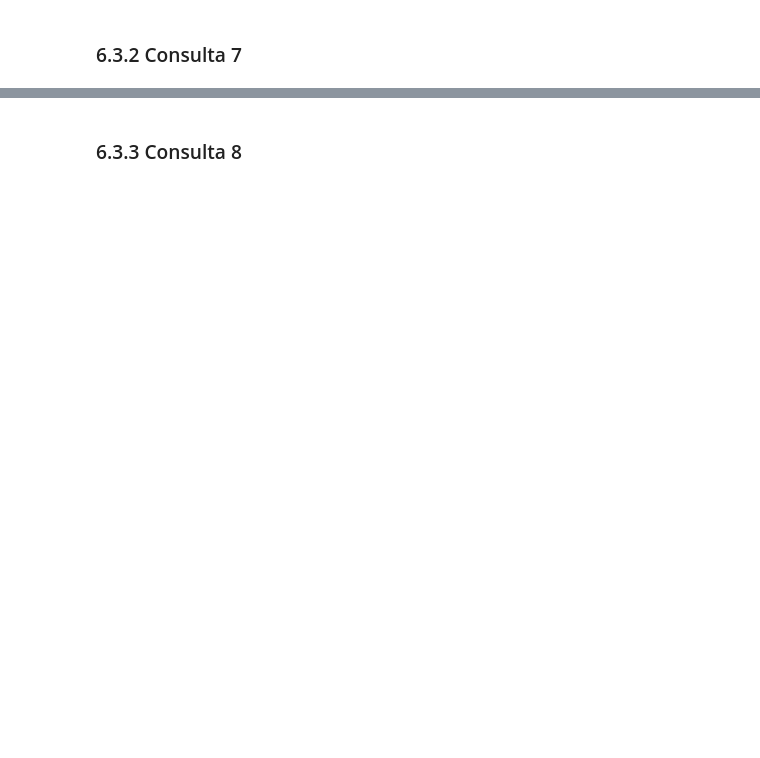
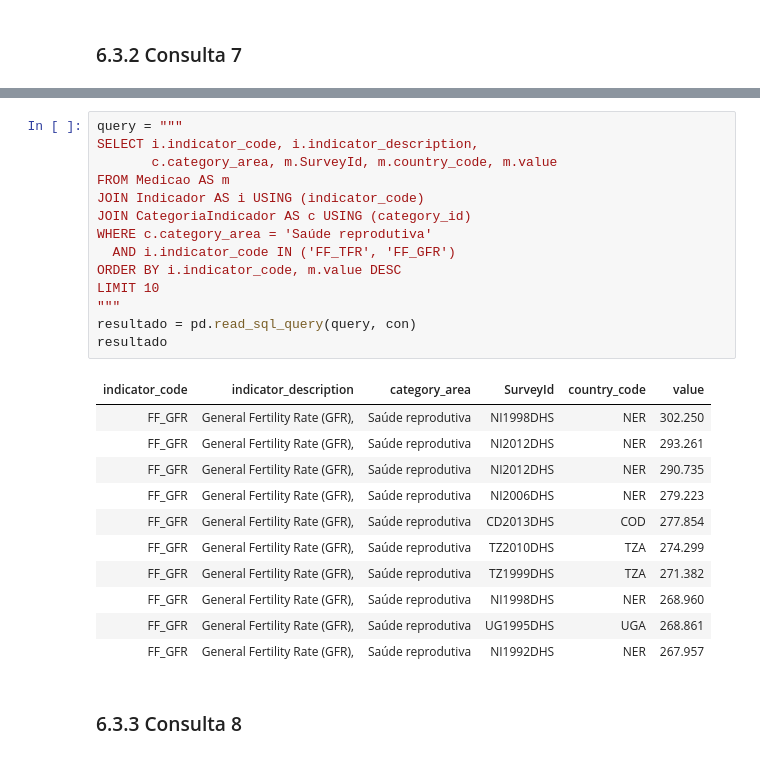
Before and after one commit to MariaEduardaSampaio/IBD-TP1, a Jupyter notebook: TP_IBD.ipynb, the cells around one changed output, grey strips where cells are left out. Cells and saved outputs as stored; diff of their text form; blank space fills up the shorter version.

```diff
--- a/TP_IBD.ipynb
+++ b/TP_IBD.ipynb
@@ -406,2 +588,28 @@ pd.read_sql_query("""
+# %%
+query = """
+SELECT i.indicator_code, i.indicator_description,
+       c.category_area, m.SurveyId, m.country_code, m.value
+FROM Medicao AS m
+JOIN Indicador AS i USING (indicator_code)
+JOIN CategoriaIndicador AS c USING (category_id)
+WHERE c.category_area = 'Saúde reprodutiva'
+  AND i.indicator_code IN ('FF_TFR', 'FF_GFR')
+ORDER BY i.indicator_code, m.value DESC
+LIMIT 10
+"""
+resultado = pd.read_sql_query(query, con)
+resultado
+# %% [output]
+| indicator_code | indicator_description | category_area | SurveyId | country_code | value |
+| FF_GFR | General Fertility Rate (GFR), | Saúde reprodutiva | NI1998DHS | NER | 302.250 |
+| FF_GFR | General Fertility Rate (GFR), | Saúde reprodutiva | NI2012DHS | NER | 293.261 |
+| FF_GFR | General Fertility Rate (GFR), | Saúde reprodutiva | NI2012DHS | NER | 290.735 |
+| FF_GFR | General Fertility Rate (GFR), | Saúde reprodutiva | NI2006DHS | NER | 279.223 |
+| FF_GFR | General Fertility Rate (GFR), | Saúde reprodutiva | CD2013DHS | COD | 277.854 |
+| FF_GFR | General Fertility Rate (GFR), | Saúde reprodutiva | TZ2010DHS | TZA | 274.299 |
+| FF_GFR | General Fertility Rate (GFR), | Saúde reprodutiva | TZ1999DHS | TZA | 271.382 |
+| FF_GFR | General Fertility Rate (GFR), | Saúde reprodutiva | NI1998DHS | NER | 268.960 |
+| FF_GFR | General Fertility Rate (GFR), | Saúde reprodutiva | UG1995DHS | UGA | 268.861 |
+| FF_GFR | General Fertility Rate (GFR), | Saúde reprodutiva | NI1992DHS | NER | 267.957 |
 # %% [markdown]
 ### 6.3.3 Consulta 8
```
Also changed, not shown: parts of 19 cells of this notebook.
